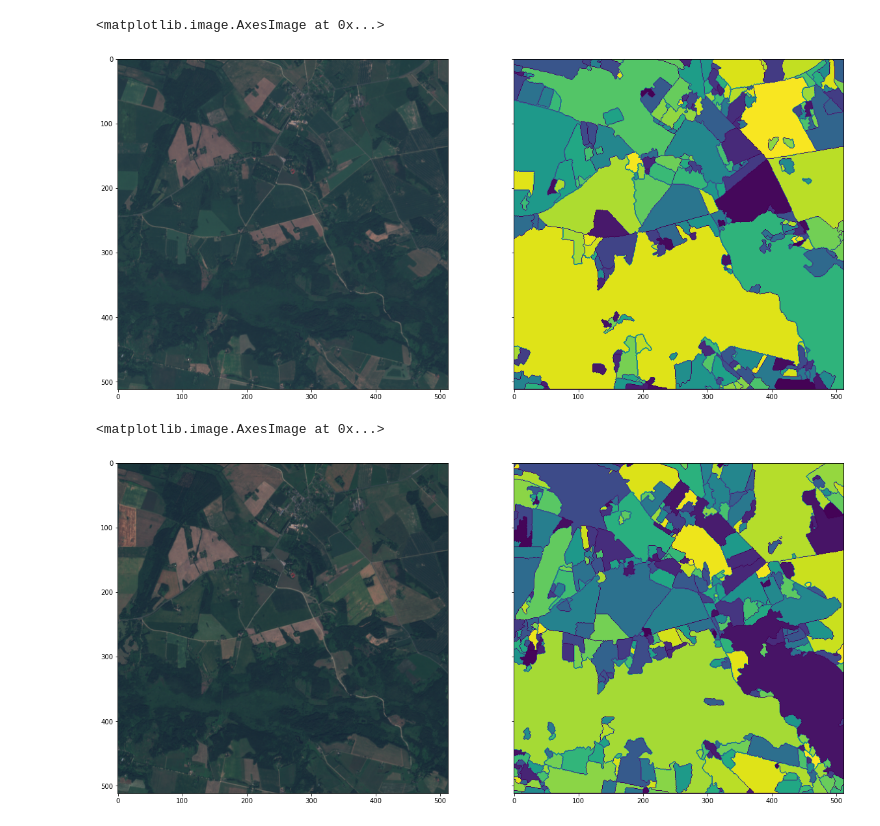
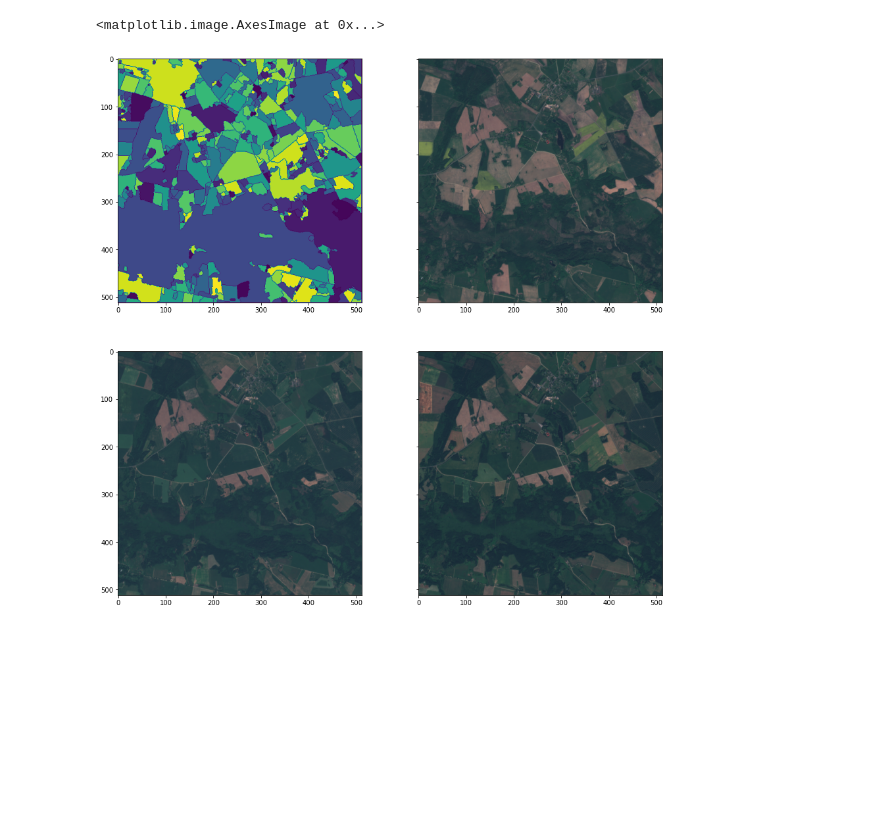
Before and after one commit to rometaidla/agriculture-segmenter, a Jupyter notebook: watershed_segmentation.ipynb, the cells around one changed output. Cells and saved outputs as stored; diff of their text form; code cells hidden in the pictures; blank space fills up the shorter version.

Commit message:
Edges are combined from different temporal images before doing watershed segmentation.

```diff
--- a/watershed_segmentation.ipynb
+++ b/watershed_segmentation.ipynb
@@ -8,7 +11,0 @@ import cv2
-# %%
-image = segmenter.read_image('data/T35VME_20190604.tif')
-segmented_image, edges = segmenter.segment(image)
-f, (ax1, ax2) = plt.subplots(1, 2, sharey=True, figsize=(20,10))
-ax1.imshow(cv2.cvtColor(image, cv2.COLOR_BGR2RGB))
-#ax2.imshow(edges, cmap="gray")
-ax2.imshow(segmented_image)
@@ -18,7 +11,0 @@ ax2.imshow(segmented_image)
-# %%
-image = segmenter.read_image('data/T35VME_20200531.tif')
-segmented_image, edges = segmenter.segment(image)
-f, (ax1, ax2) = plt.subplots(1, 2, sharey=True, figsize=(20,10))
-ax1.imshow(cv2.cvtColor(image, cv2.COLOR_BGR2RGB))
-#ax2.imshow(edges, cmap="gray")
-ax2.imshow(segmented_image)
@@ -28,20 +12,15 @@ ax2.imshow(segmented_image)
-# %%
-image = segmenter.read_image('data/T35VME_20200628.tif')
-segmented_image, edges = segmenter.segment(image)
-f, (ax1, ax2) = plt.subplots(1, 2, sharey=True, figsize=(20,10))
-ax1.imshow(cv2.cvtColor(image, cv2.COLOR_BGR2RGB))
-#ax2.imshow(edges, cmap="gray")
-ax2.imshow(segmented_image)
-# %% [output]
-<matplotlib.image.AxesImage at 0x...>
-[figure, removed]
-# %%
-image = segmenter.read_image('data/T35VME_20200718.tif')
-segmented_image, edges = segmenter.segment(image)
-f, (ax1, ax2) = plt.subplots(1, 2, sharey=True, figsize=(20,10))
-ax1.imshow(cv2.cvtColor(image, cv2.COLOR_BGR2RGB))
-#ax2.imshow(edges, cmap="gray")
-ax2.imshow(segmented_image)
-# %% [output]
-<matplotlib.image.AxesImage at 0x...>
-[figure, removed]
+# %%
+image1 = segmenter.read_image('data/T35VME_20200531.tif')
+image2 = segmenter.read_image('data/T35VME_20200628.tif')
+image3 = segmenter.read_image('data/T35VME_20200718.tif')
+
+segments, edges = segmenter.segment([image1, image2, image3])
+
+f, ((ax1, ax2), (ax3, ax4)) = plt.subplots(2, 2, sharey='all', figsize=(15,15))
+ax1.imshow(segments)
+ax2.imshow(cv.cvtColor(image1, cv.COLOR_BGR2RGB))
+ax3.imshow(cv.cvtColor(image2, cv.COLOR_BGR2RGB))
+ax4.imshow(cv.cvtColor(image3, cv.COLOR_BGR2RGB))
+# %% [output]
+<matplotlib.image.AxesImage at 0x...>
+[figure, added]
```
Also changed, not shown: parts of 3 cells of this notebook, 1 other file.
